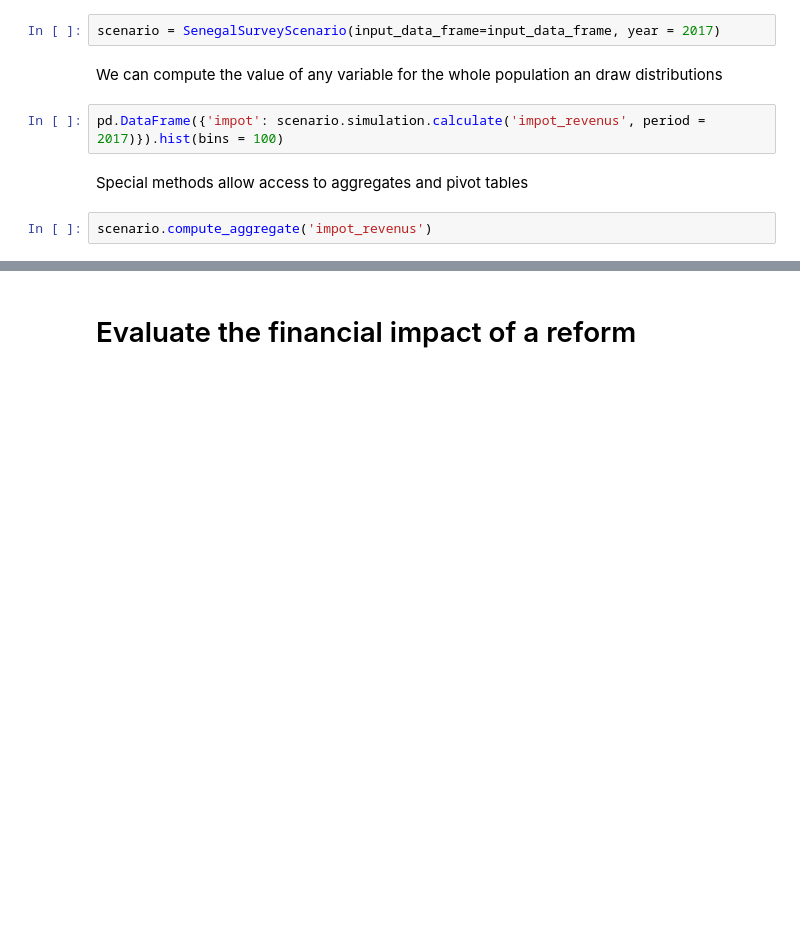
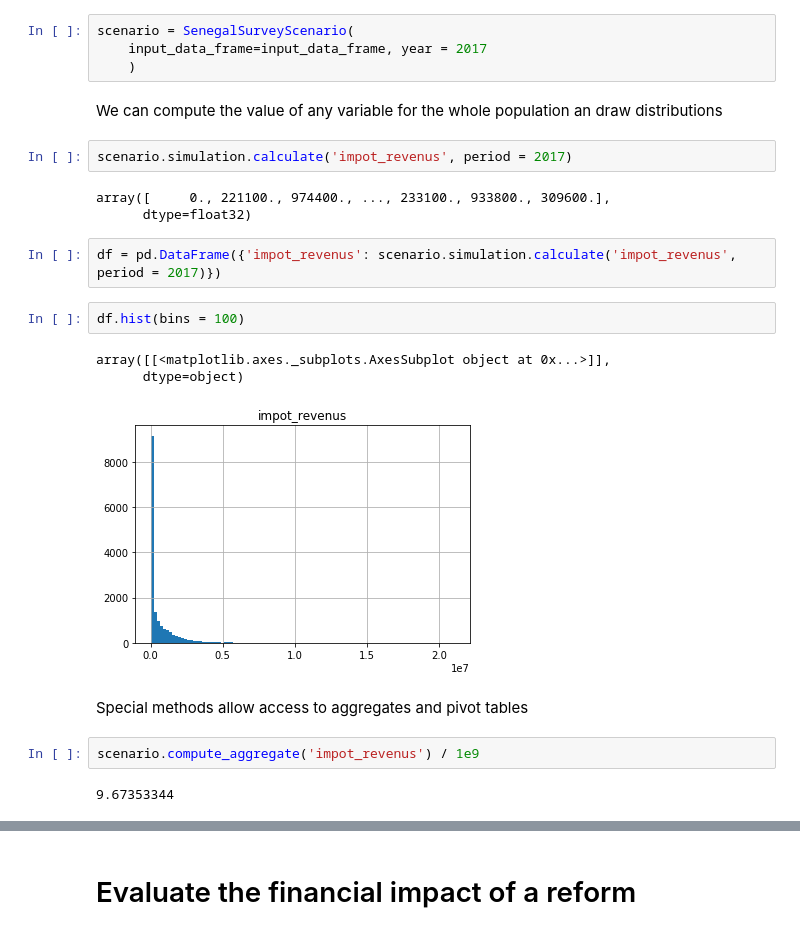
Before and after one commit to benjello/ppd-micro-simulations-and-public-policies, a Jupyter notebook: notebooks/Fake-data-Senegal.ipynb, the cells around one changed output, grey strips where cells are left out. Drawn from its saved outputs; the diff is of its cells as text; blank space fills up the shorter version.

```diff
--- a/notebooks/Fake-data-Senegal.ipynb
+++ b/notebooks/Fake-data-Senegal.ipynb
@@ -76,15 +86,30 @@ input_data_frame.pension_retraite.hist(bins=100)
 # %% [markdown]
 As with test case, we can build a scenario with survey data
 # %%
-scenario = SenegalSurveyScenario(input_data_frame=input_data_frame, year = 2017)
+scenario = SenegalSurveyScenario(
+    input_data_frame=input_data_frame, year = 2017
+    )
 # %% [markdown]
 We can compute the value of any variable for the whole population an draw distributions
+# %%
+scenario.simulation.calculate('impot_revenus', period = 2017)
+# %% [output]
+array([     0., 221100., 974400., ..., 233100., 933800., 309600.],
+      dtype=float32)
 # %%
-pd.DataFrame({'impot': scenario.simulation.calculate('impot_revenus', period = 2017)}).hist(bins = 100)
+df = pd.DataFrame({'impot_revenus': scenario.simulation.calculate('impot_revenus', period = 2017)})
+# %%
+df.hist(bins = 100)
+# %% [output]
+array([[<matplotlib.axes._subplots.AxesSubplot object at 0x...>]],
+      dtype=object)
+[figure, added]
 # %% [markdown]
 Special methods allow access to aggregates and pivot tables
 # %%
-scenario.compute_aggregate('impot_revenus')
+scenario.compute_aggregate('impot_revenus') / 1e9
+# %% [output]
+9.67353344
 # %%
 scenario.compute_pivot_table(
     aggfunc = 'sum',
```
Also changed, not shown: parts of 22 cells of this notebook, 2 other files.
